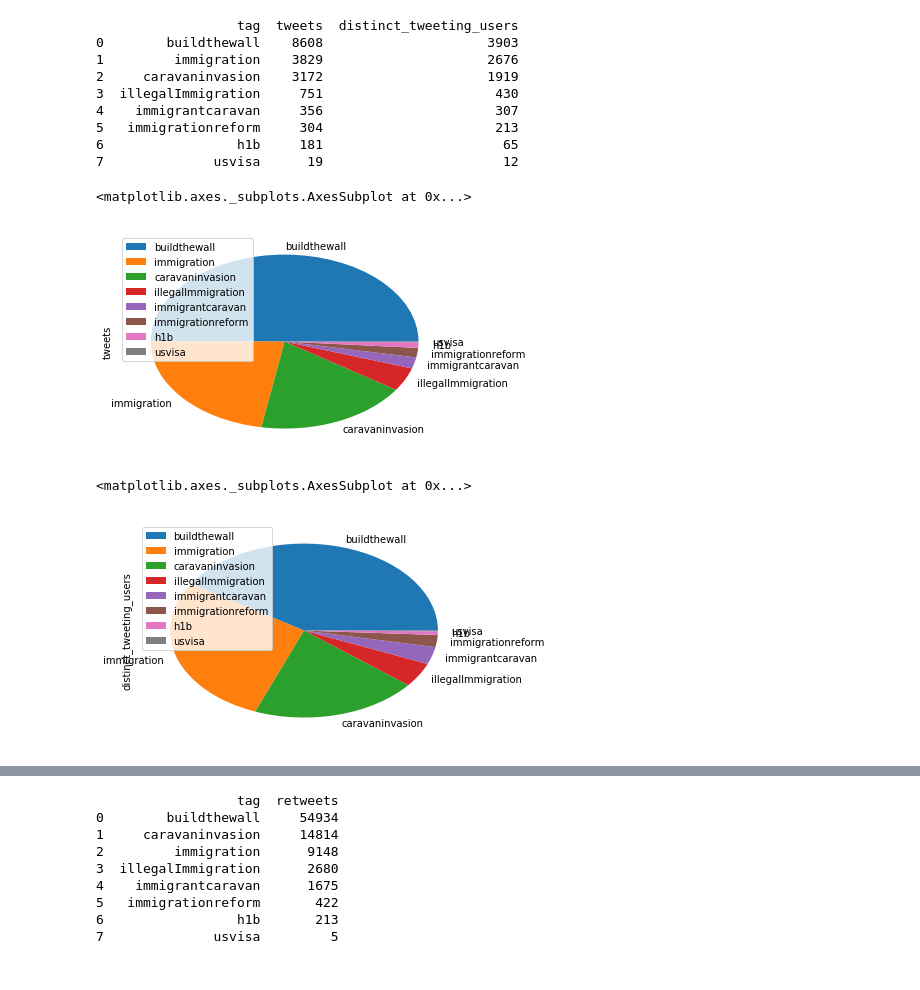
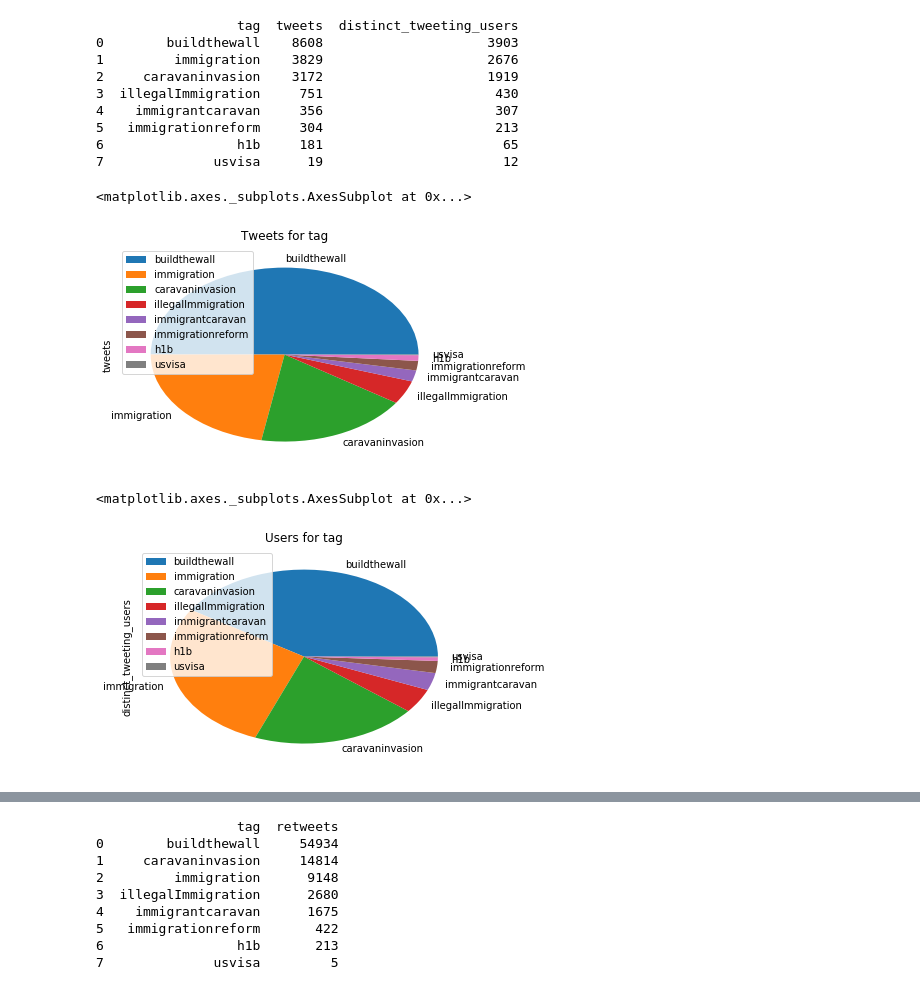
Before and after one commit to annaaniol/DataExploration, a Jupyter notebook: analyse.ipynb, the cells around one changed output, grey strips where cells are left out. Cells and saved outputs as stored; diff of their text form; code cells hidden in the pictures.

Commit message:
Add charts titles and fix

```diff
--- a/analyse.ipynb
+++ b/analyse.ipynb
@@ -35,12 +35,12 @@ print(resTweets)
 6                 h1b     181                       65
 7              usvisa      19                       12
 # %%
-resTweets[["tag", "tweets"]].set_index('tag').plot.pie('tweets')
+resTweets[["tag", "tweets"]].set_index('tag').plot.pie('tweets', title="Tweets for tag")
 # %% [output]
 <matplotlib.axes._subplots.AxesSubplot at 0x...>
-[figure, old version]
+[figure, new version]
 # %%
-resTweets[["tag", "distinct_tweeting_users"]].set_index('tag').plot.pie('distinct_tweeting_users')
+resTweets[["tag", "distinct_tweeting_users"]].set_index('tag').plot.pie('distinct_tweeting_users', title="Users for tag")
 # %% [output]
 <matplotlib.axes._subplots.AxesSubplot at 0x...>
-[figure, old version]
+[figure, new version]
```
Also changed, not shown: parts of 5 cells of this notebook.
